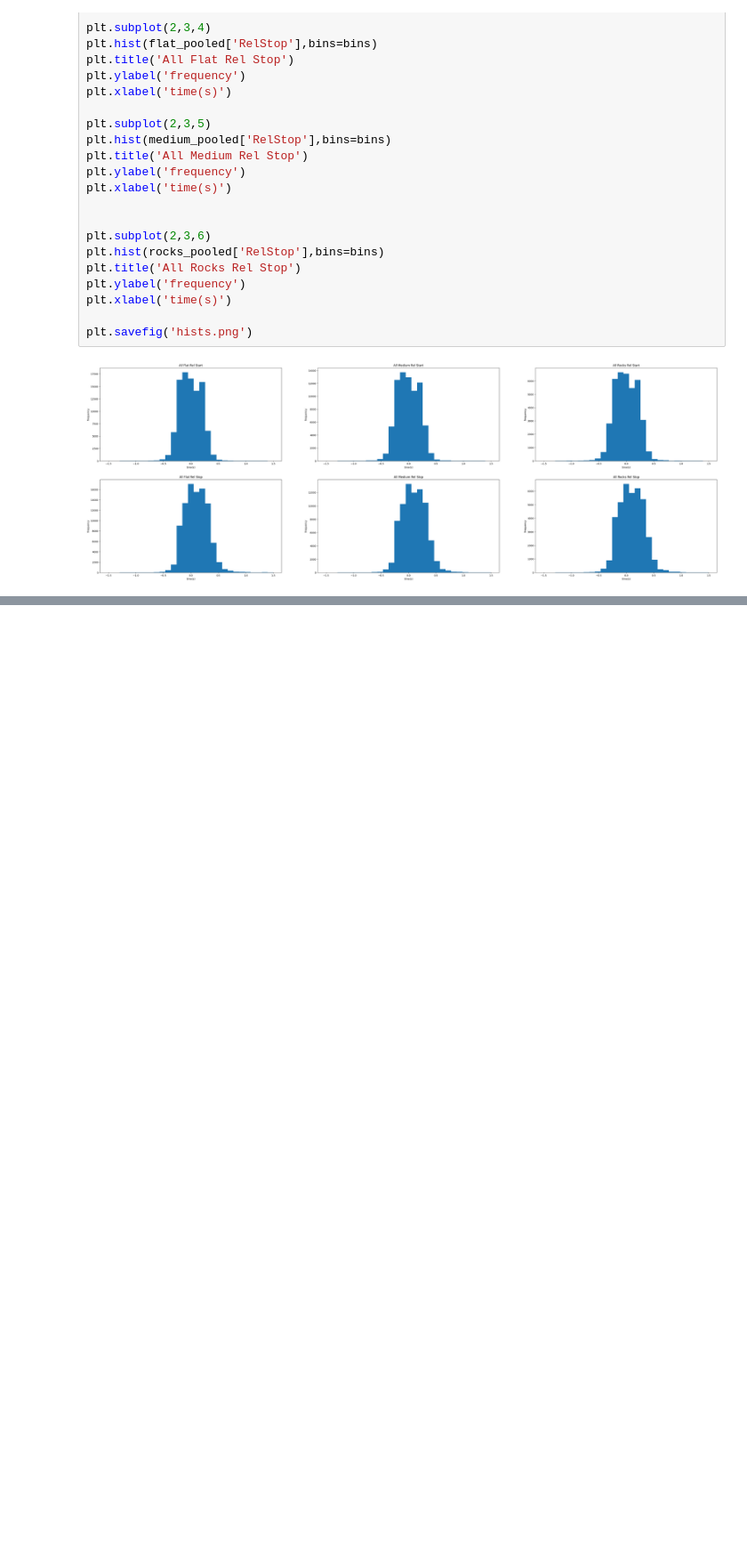
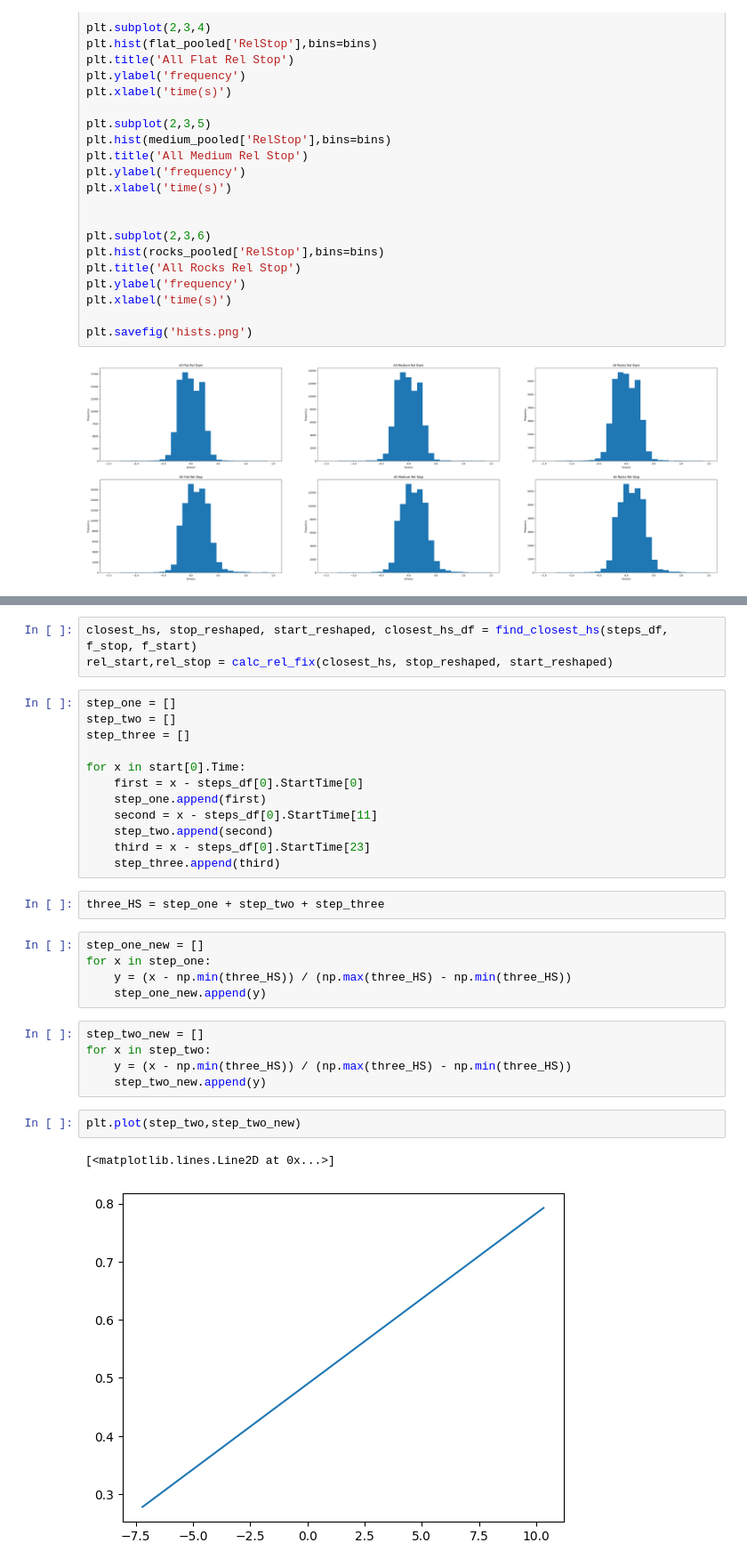
Before and after one commit to BonnenLab/visualize-skelly-laser-environment, a Jupyter notebook: fixations-vs-feet.ipynb, the cells around one changed output, grey strips where cells are left out. Shown at 89% size. Saved outputs shown, nothing was run; the diff lists cells and outputs as text; blank space fills up the shorter version.

```diff
--- a/fixations-vs-feet.ipynb
+++ b/fixations-vs-feet.ipynb
@@ -323,0 +382,32 @@ plt.savefig('hists.png')
+# %%
+closest_hs, stop_reshaped, start_reshaped, closest_hs_df = find_closest_hs(steps_df, f_stop, f_start)
+rel_start,rel_stop = calc_rel_fix(closest_hs, stop_reshaped, start_reshaped)
+# %%
+step_one = []
+step_two = []
+step_three = []
+
+for x in start[0].Time:
+    first = x - steps_df[0].StartTime[0]
+    step_one.append(first)
+    second = x - steps_df[0].StartTime[11]
+    step_two.append(second)
+    third = x - steps_df[0].StartTime[23]
+    step_three.append(third)
+# %%
+three_HS = step_one + step_two + step_three
+# %%
+step_one_new = []
+for x in step_one:
+    y = (x - np.min(three_HS)) / (np.max(three_HS) - np.min(three_HS))
+    step_one_new.append(y)
+# %%
+step_two_new = []
+for x in step_two:
+    y = (x - np.min(three_HS)) / (np.max(three_HS) - np.min(three_HS))
+    step_two_new.append(y)
+# %%
+plt.plot(step_two,step_two_new)
+# %% [output]
+[<matplotlib.lines.Line2D at 0x...>]
+[figure, added]
```
Also changed, not shown: parts of 9 cells of this notebook.
